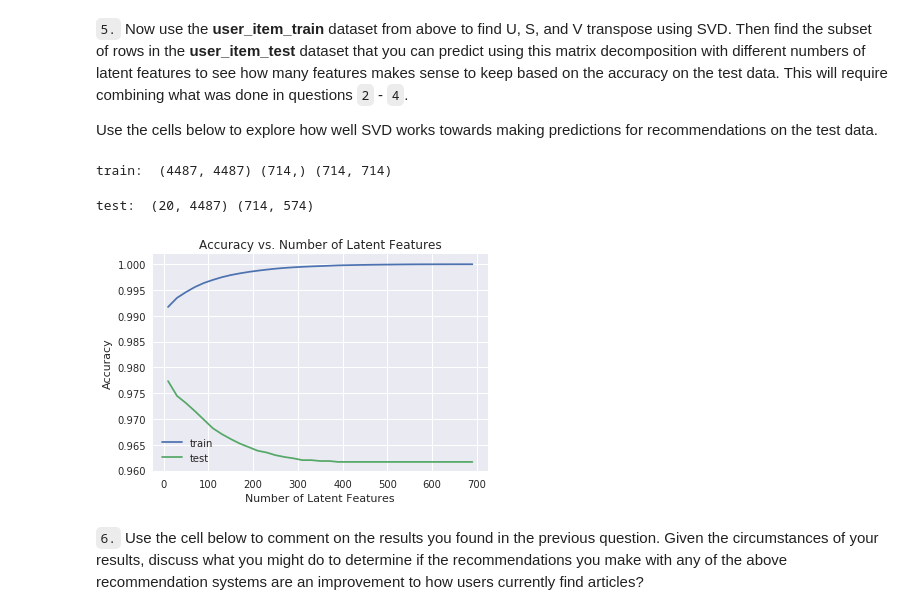
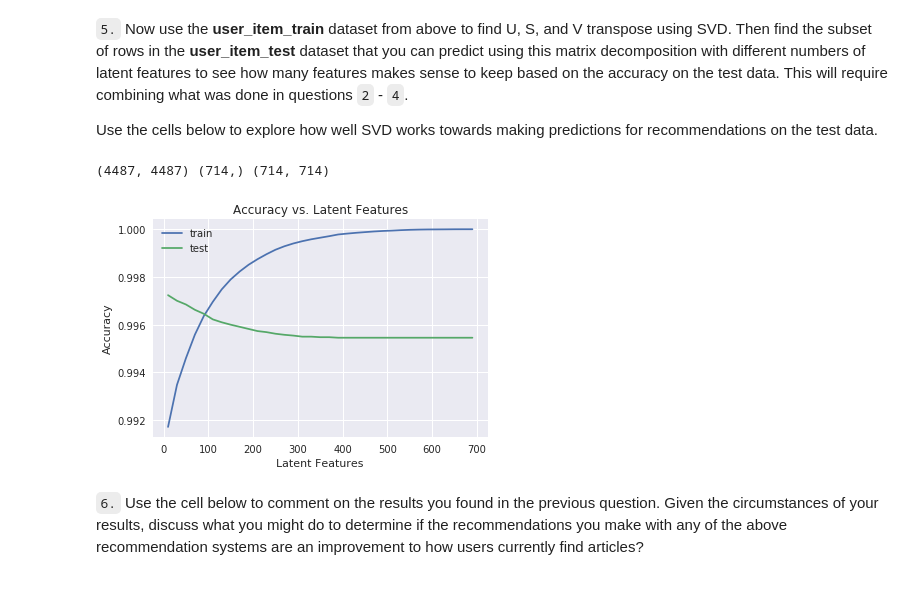
Before and after one commit to parulgangwar/Project-Recommendation-Engines, a Jupyter notebook: Recommendations_with_IBM.ipynb, the cells around one changed output. Saved outputs shown, nothing was run; the diff lists cells and outputs as text; code cells hidden in the pictures.

```diff
--- a/Recommendations_with_IBM.ipynb
+++ b/Recommendations_with_IBM.ipynb
@@ -841,6 +854,6 @@ Use the cells below to explore how well SVD works towards making predictions for
 # %%
 # fit SVD on the user_item_train matrix
 u_train, s_train, vt_train = np.linalg.svd(user_item_train) # fit svd similar to above then use the cells below
-print('train: ', u_train.shape, s_train.shape, vt_train.shape)
+print(u_train.shape, s_train.shape, vt_train.shape)
 # %% [output]
-train:  (4487, 4487) (714,) (714, 714)
+(4487, 4487) (714,) (714, 714)
@@ -852,7 +860,5 @@ train_common_col = user_item_train.columns.isin(test_arts)
-# %%
-u_test = u_train[train_common_idx, :]
-vt_test = vt_train[:, train_common_col]
-print('test: ', u_test.shape, vt_test.shape)
-# %% [output]
-test:  (20, 4487) (714, 574)
+# %%
+num_latent_features = np.arange(10, 700 + 10, 20)
+training_errors = []
+testing_errors = []
 # %%
@@ -884,13 +894,13 @@ for k in num_latent_feats:
 # %%
-plt.plot(num_latent_feats, 1 - (np.array(train_sum_errs)/(user_item_train.shape[0]*user_item_train.shape[1])), label='train');
-plt.plot(num_latent_feats, 1 - (np.array(test_sum_errs)/(user_item_test_subset.shape[0]*user_item_test_subset.shape[1])), label='test');
+plt.plot(num_latent_features, 1 - (np.array(training_errors)/(user_item_train.shape[0]*user_item_train.shape[1])), label='train');
+plt.plot(num_latent_features, 1 - (np.array(testing_errors)/(u_test_subset.shape[0]*u_test_subset.shape[1])), label='test');
 plt.legend(loc='best')
-plt.xlabel('Number of Latent Features');
+plt.xlabel('Latent Features');
 plt.ylabel('Accuracy');
-plt.title('Accuracy vs. Number of Latent Features');
+plt.title('Accuracy vs. Latent Features');
 plt.show();
 # %% [output]
-[figure, old version]
+[figure, new version]
 # %% [markdown]
 `6.` Use the cell below to comment on the results you found in the previous question. Given the circumstances of your results, discuss what you might do to determine if the recommendations you make with any of the above recommendation systems are an improvement to how users currently find articles?
 # %% [markdown]
```
Also changed, not shown: parts of 8 cells of this notebook.
